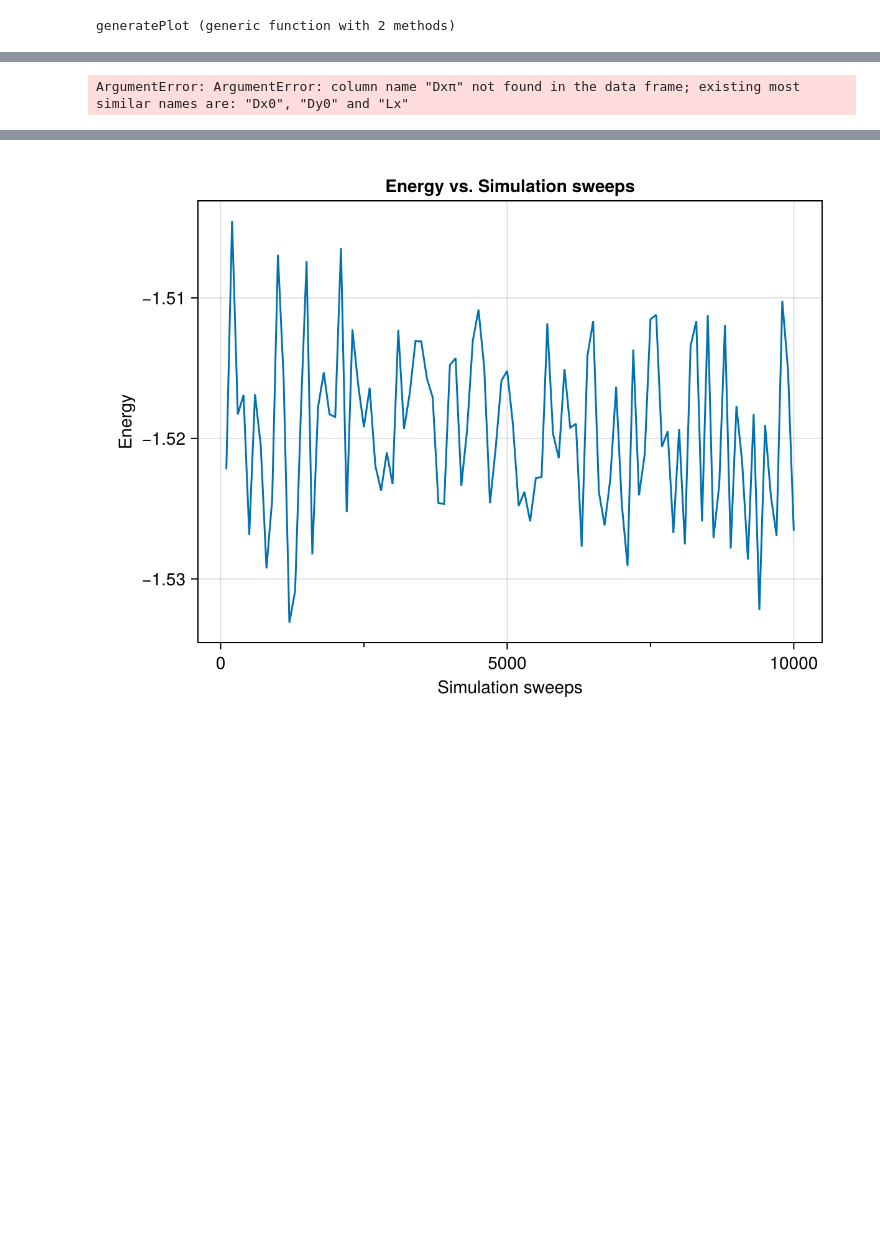
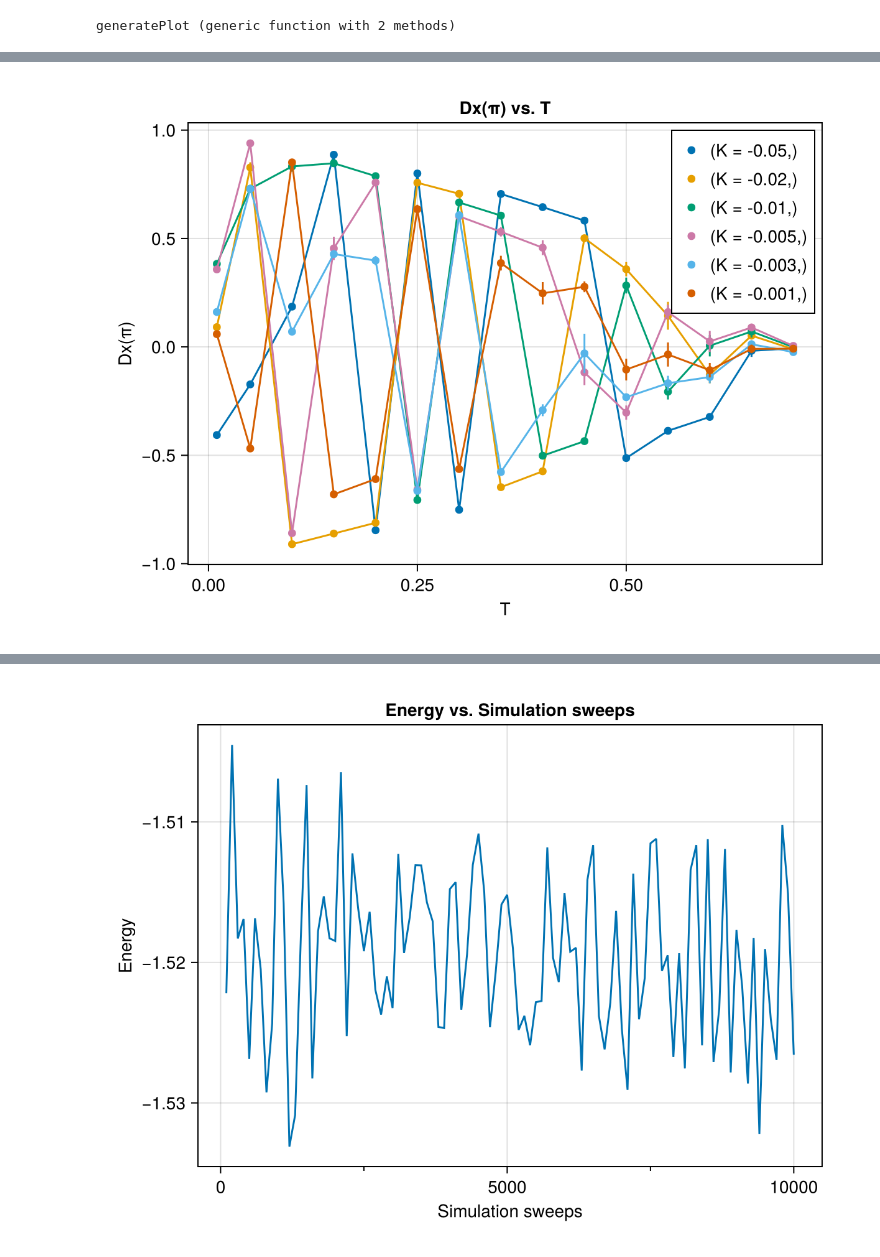
Before and after one commit to PatXue/Biquadratic.jl, a Jupyter notebook: analysis/temp-sweep.ipynb, the cells around one changed output, grey strips where cells are left out. Drawn from its saved outputs; the diff is of its cells as text; code cells hidden in the pictures; blank space fills up the shorter version.

Commit message:
Create spin current plot

```diff
--- a/analysis/temp-sweep.ipynb
+++ b/analysis/temp-sweep.ipynb
@@ -25,19 +27,22 @@ cleandata(filepath::AbstractString) = select(
 cleandata (generic function with 1 method)
 # %%
 function generatePlot(data::AbstractDataFrame, x, y; fig=Figure(), fig_pos=(1,1),
-                      title, xlabel, ylabel)
+                      title, xlabel, ylabel, line=false, label="")
     fig[fig_pos...] = Axis(fig; title, xlabel, ylabel)
 
     vals = getfield.(data[:, y], :val)
     errs = getfield.(data[:, y], :err)
-    scatter!(data[:, x], vals)
+    scatter!(data[:, x], vals; label)
+    if line
+        lines!(data[:, x], vals)
+    end
     errorbars!(data[:, x], vals, errs)
 
     return fig
 end
 
 function generatePlot(data::GroupedDataFrame, x, y; fig=Figure(), fig_pos=(1,1),
-                      title, xlabel, ylabel)
+                      title, xlabel, ylabel, line=false)
     fig = Figure()
     fig[fig_pos...] = Axis(fig; title, xlabel, ylabel)
 
@@ -46,6 +51,9 @@ function generatePlot(data::GroupedDataFrame, x, y; fig=Figure(), fig_pos=(1,1),
         vals = getfield.(group[:, y], :val)
         errs = getfield.(group[:, y], :err)
         scatter!(group[:, x], vals, label="$(NamedTuple(key))")
+        if line
+            lines!(group[:, x], vals)
+        end
         errorbars!(group[:, x], vals, errs)
     end
 
@@ -65,9 +110,10 @@ ArgumentError: ArgumentError: column name "Dxπ" not found in the data frame; ex
 # %%
 fig = generatePlot(
     neg_K_data, :T, :Dxπ;
     title="Dx(π) vs. T",
     xlabel="T",
-    ylabel="Dx(π)"
+    ylabel="Dx(π)",
+    line=true
 )
 # %% [output]
-ArgumentError: ArgumentError: column name "Dxπ" not found in the data frame; existing most similar names are: "Dx0", "Dy0" and "Lx"
+[figure, added]
```
Also changed, not shown: parts of 3 cells of this notebook.
